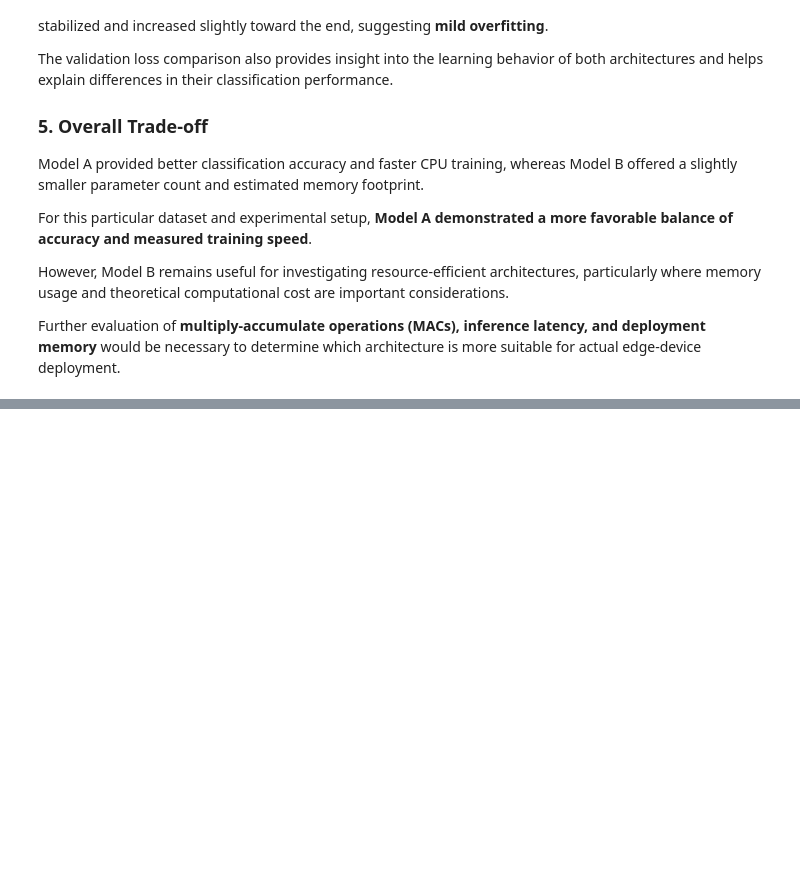
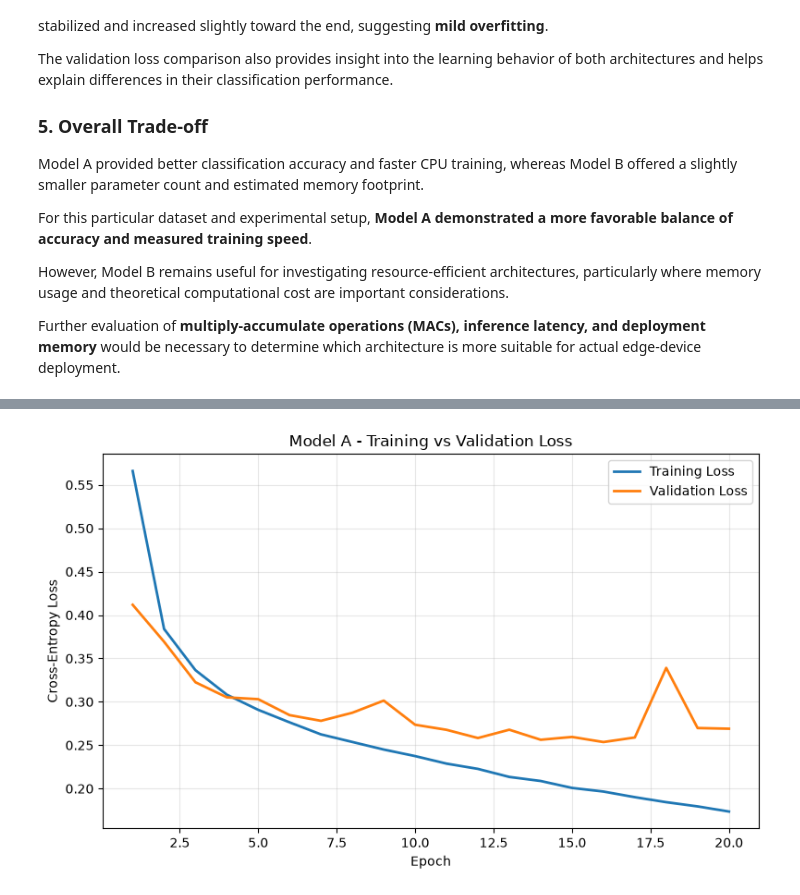
Before and after one commit to chabi1773/EN3150_Assignment_03_Team-FrameX, a Jupyter notebook: CNN_Model_Comparison.ipynb, the cells around one changed output, grey strips where cells are left out. Cells and saved outputs as stored; diff of their text form; code cells hidden in the pictures; blank space fills up the shorter version.

```diff
--- a/CNN_Model_Comparison.ipynb
+++ b/CNN_Model_Comparison.ipynb
@@ -1013,0 +1054,43 @@ Further evaluation of **multiply-accumulate operations (MACs), inference latency
+# %%
+import matplotlib.pyplot as plt
+
+# Epoch numbers
+epoch_numbers = range(1, len(train_losses_A) + 1)
+
+# Create figure
+plt.figure(figsize=(8, 5))
+
+# Training loss
+plt.plot(
+    epoch_numbers,
+    train_losses_A,
+    label="Training Loss",
+    linewidth=2
+)
+
+# Validation loss
+plt.plot(
+    epoch_numbers,
+    val_losses_A,
+    label="Validation Loss",
+    linewidth=2
+)
+
+plt.xlabel("Epoch")
+plt.ylabel("Cross-Entropy Loss")
+plt.title("Model A - Training vs Validation Loss")
+
+plt.legend()
+plt.grid(alpha=0.3)
+plt.tight_layout()
+
+# Save figure
+plt.savefig(
+    "model_A_loss_curves.png",
+    dpi=300,
+    bbox_inches="tight"
+)
+
+plt.show()
+# %% [output]
+[figure, added]
```
Also changed, not shown: parts of 2 cells of this notebook, 2 other files.
